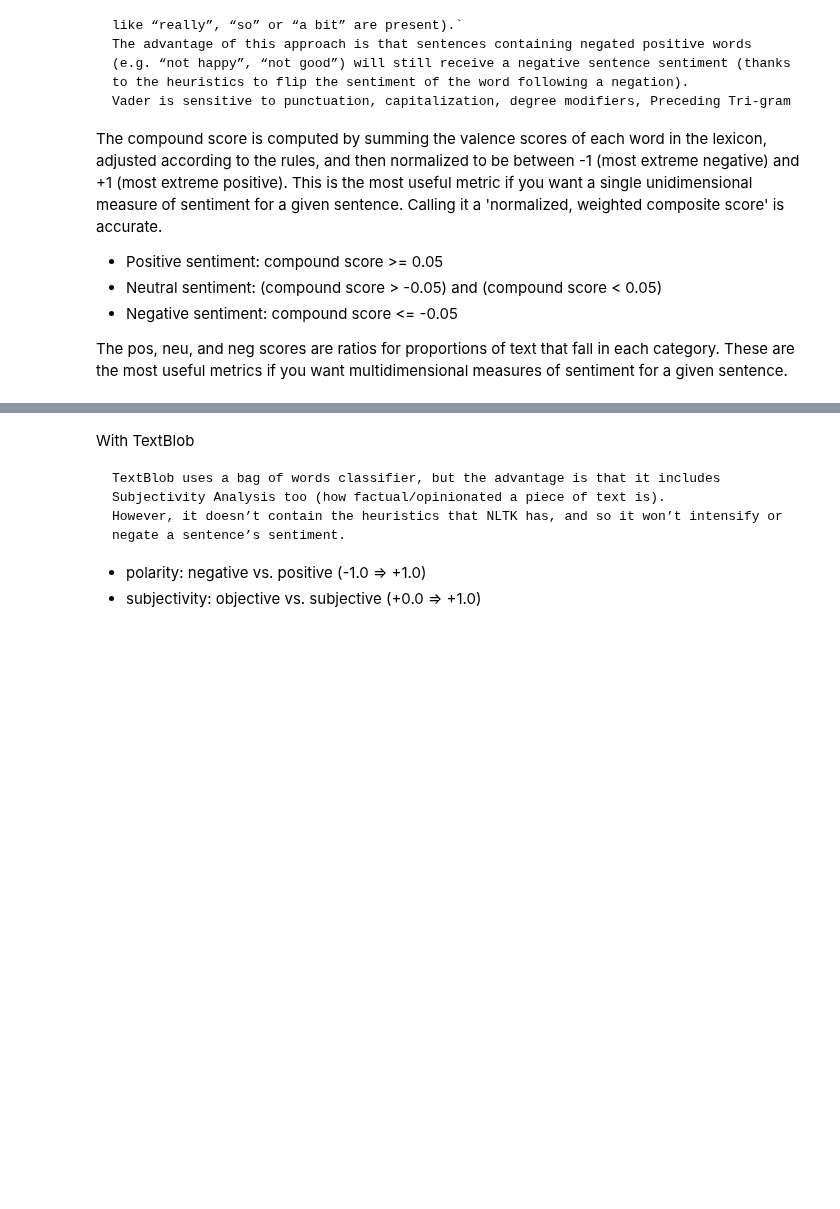
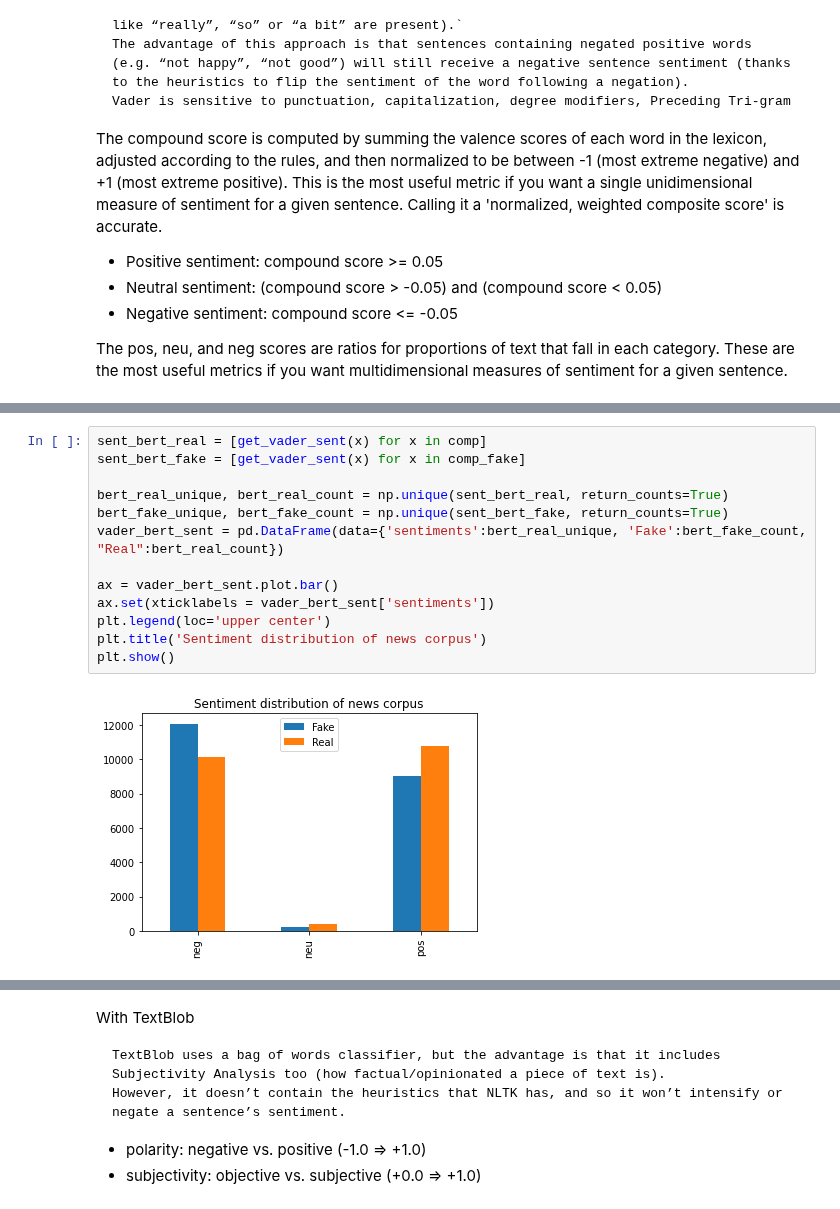
Before and after one commit to d-roland/Fake-news-detection, a Jupyter notebook: CS221_Fake_news_detection.ipynb, the cells around one changed output, grey strips where cells are left out. Cells and saved outputs as stored; diff of their text form; blank space fills up the shorter version.

```diff
--- a/CS221_Fake_news_detection.ipynb
+++ b/CS221_Fake_news_detection.ipynb
@@ -2182,2 +2308,17 @@ print("Compound: ",sum(comp_fake)/len(comp_fake), "Positive: ",sum(pos_fake)/len
+# %%
+sent_bert_real = [get_vader_sent(x) for x in comp]
+sent_bert_fake = [get_vader_sent(x) for x in comp_fake]
+
+bert_real_unique, bert_real_count = np.unique(sent_bert_real, return_counts=True)
+bert_fake_unique, bert_fake_count = np.unique(sent_bert_fake, return_counts=True)
+vader_bert_sent = pd.DataFrame(data={'sentiments':bert_real_unique, 'Fake':bert_fake_count, "Real":bert_real_count})
+
+ax = vader_bert_sent.plot.bar()
+ax.set(xticklabels = vader_bert_sent['sentiments'])
+plt.legend(loc='upper center')
+plt.title('Sentiment distribution of news corpus')
+plt.show()
+# %% [output]
+[figure, added]
 # %%
 vader.polarity_scores(sentiments_real[10])
```
Also changed, not shown: parts of 95 cells of this notebook.
